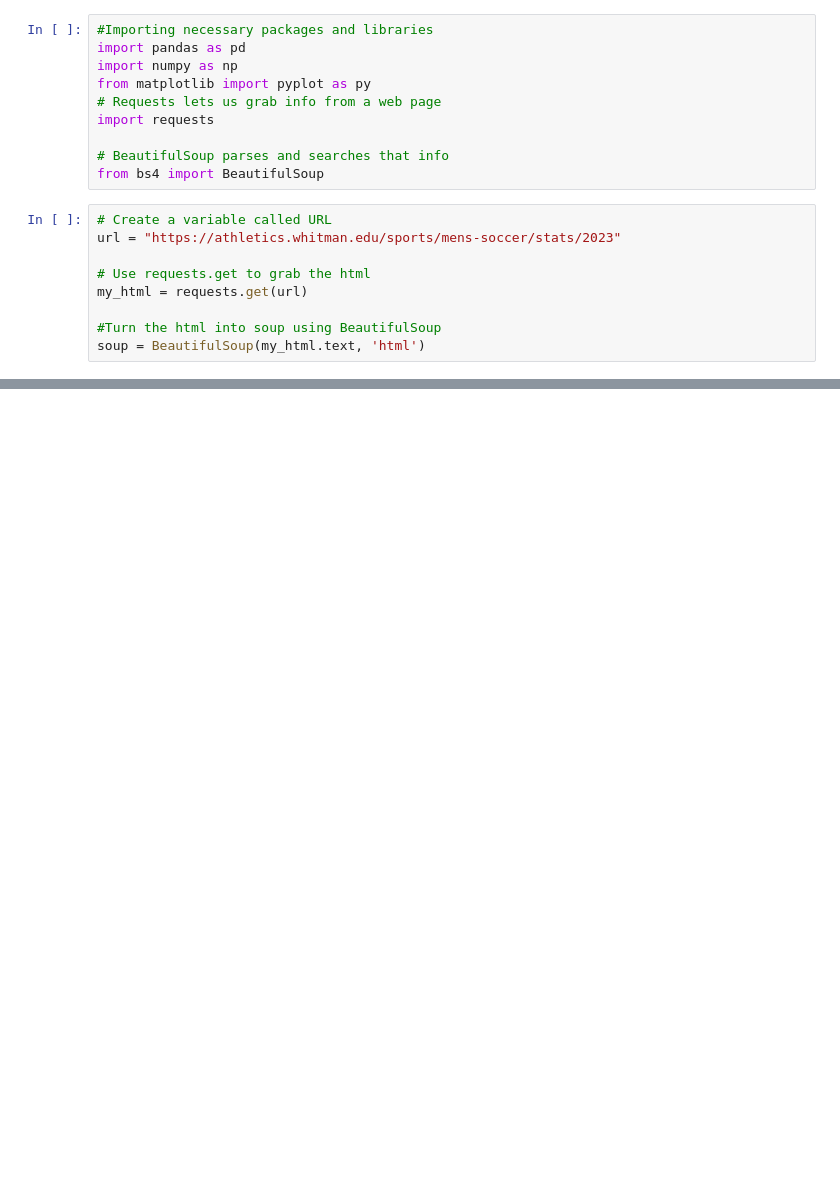
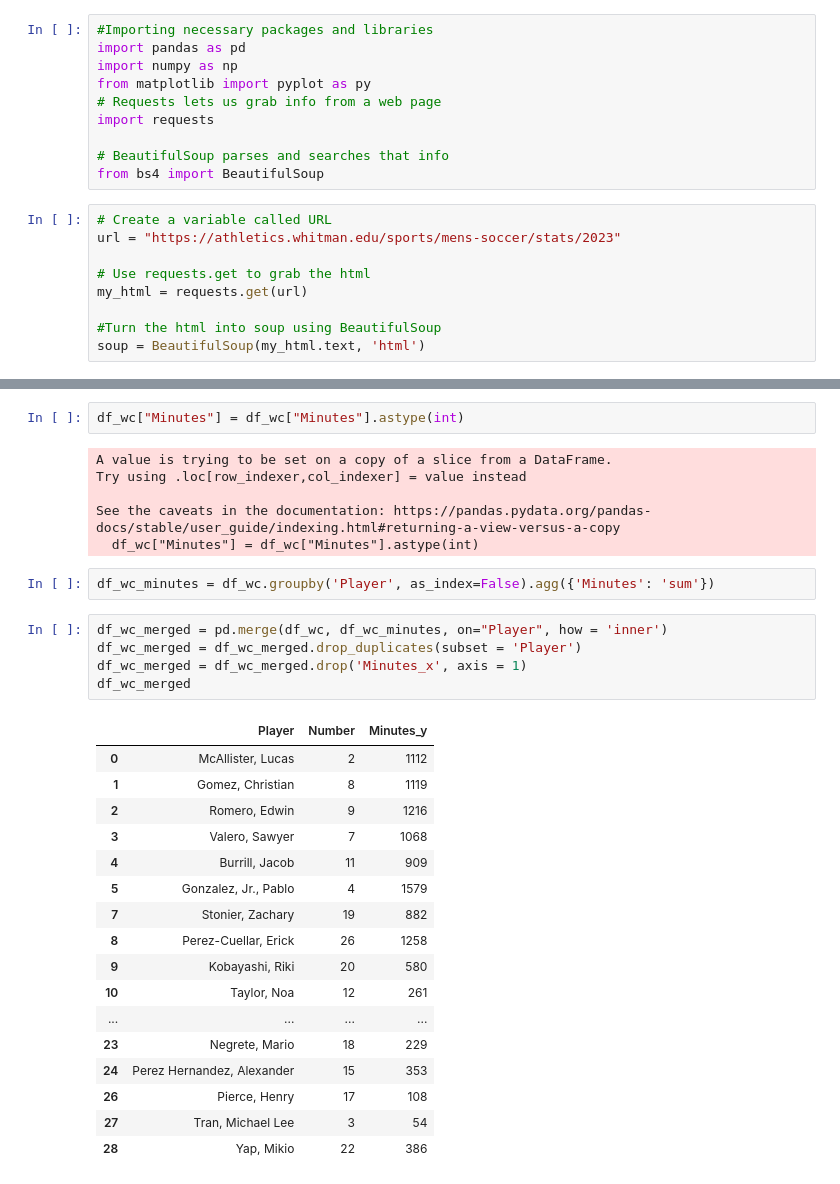
Before and after one commit to bern1e/project9, a Jupyter notebook: Project 9.ipynb, the cells around one changed output, grey strips where cells are left out. Drawn from its saved outputs; the diff is of its cells as text; blank space fills up the shorter version.

```diff
--- a/Project 9.ipynb
+++ b/Project 9.ipynb
@@ -85,0 +63,33 @@ df2
+# %%
+df_wc["Minutes"] = df_wc["Minutes"].astype(int)
+# %% [output]
+A value is trying to be set on a copy of a slice from a DataFrame.
+Try using .loc[row_indexer,col_indexer] = value instead
+
+See the caveats in the documentation: https://pandas.pydata.org/pandas-docs/stable/user_guide/indexing.html#returning-a-view-versus-a-copy
+  df_wc["Minutes"] = df_wc["Minutes"].astype(int)
+# %%
+df_wc_minutes = df_wc.groupby('Player', as_index=False).agg({'Minutes': 'sum'})
+# %%
+df_wc_merged = pd.merge(df_wc, df_wc_minutes, on="Player", how = 'inner')
+df_wc_merged = df_wc_merged.drop_duplicates(subset = 'Player')
+df_wc_merged = df_wc_merged.drop('Minutes_x', axis = 1)
+df_wc_merged
+# %% [output]
+|  | Player | Number | Minutes_y |
+| 0 | McAllister, Lucas | 2 | 1112 |
+| 1 | Gomez, Christian | 8 | 1119 |
+| 2 | Romero, Edwin | 9 | 1216 |
+| 3 | Valero, Sawyer | 7 | 1068 |
+| 4 | Burrill, Jacob | 11 | 909 |
+| 5 | Gonzalez, Jr., Pablo | 4 | 1579 |
+| 7 | Stonier, Zachary | 19 | 882 |
+| 8 | Perez-Cuellar, Erick | 26 | 1258 |
+| 9 | Kobayashi, Riki | 20 | 580 |
+| 10 | Taylor, Noa | 12 | 261 |
+| ... | ... | ... | ... |
+| 23 | Negrete, Mario | 18 | 229 |
+| 24 | Perez Hernandez, Alexander | 15 | 353 |
+| 26 | Pierce, Henry | 17 | 108 |
+| 27 | Tran, Michael Lee | 3 | 54 |
+| 28 | Yap, Mikio | 22 | 386 |
```
Also changed, not shown: parts of 22 cells of this notebook.
